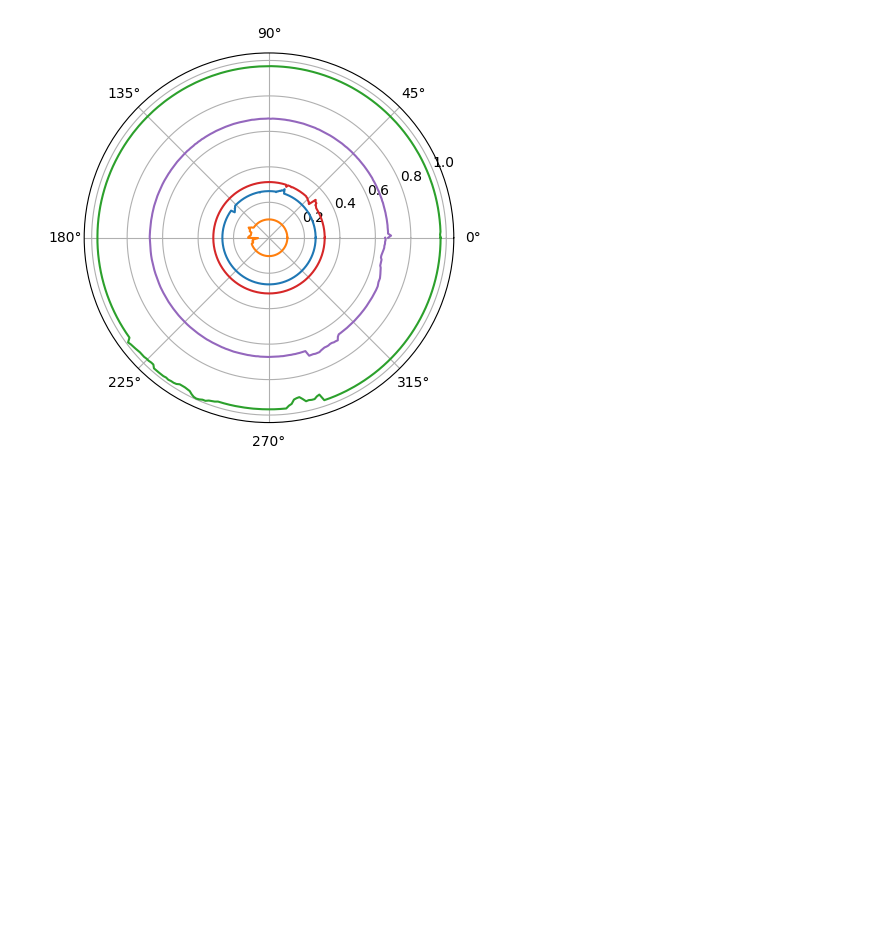
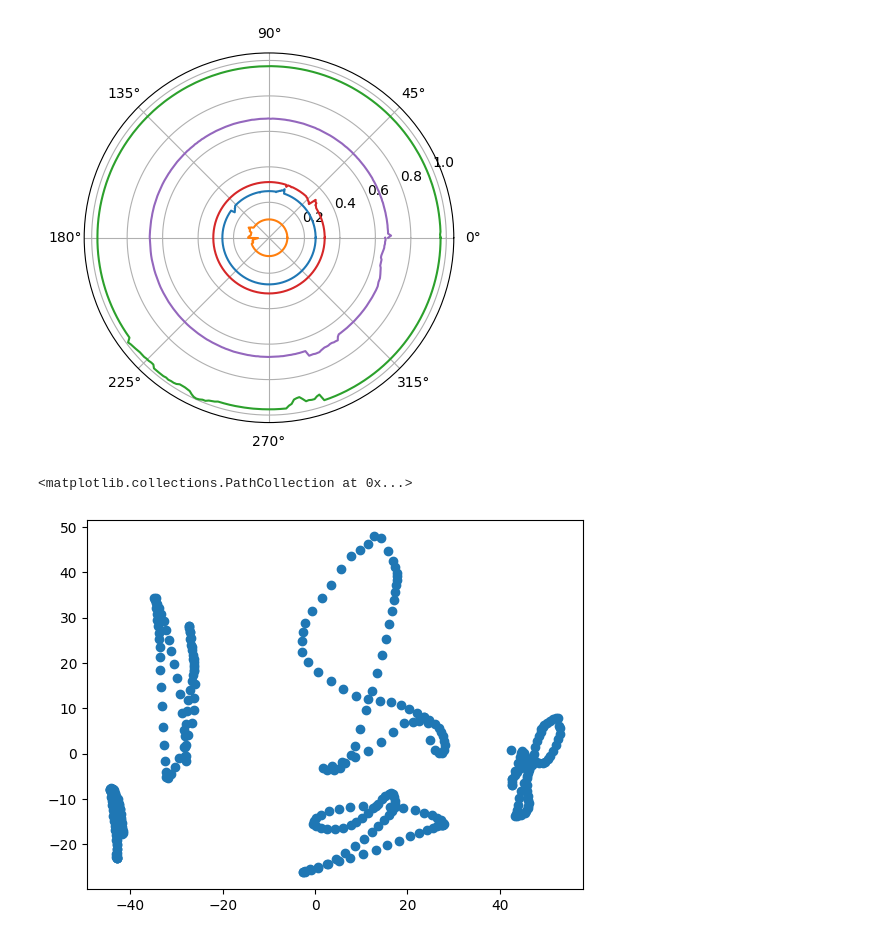
Before and after one commit to edoput/topological-data-analysis, a Jupyter notebook: circular coordinates.ipynb, the cells around one changed output. Saved outputs shown, nothing was run; the diff lists cells and outputs as text; code cells hidden in the pictures; blank space fills up the shorter version.

```diff
--- a/circular coordinates.ipynb
+++ b/circular coordinates.ipynb
@@ -679,3 +679,18 @@ for i in y:
     plt.polar(thetas, i)
 # %% [output]
 [figure]
+# %%
+%%space multiple-object
+from sklearn.decomposition import PCA
+
+pca = PCA(n_components = 2)
+all_frames = data.reshape(360, 416 * 448)
+pca.fit(all_frames)
+reduced_data = pca.transform(all_frames)
+# %%
+%%space multiple-object
+
+plt.scatter(reduced_data[:,0], reduced_data[:,1])
+# %% [output]
+<matplotlib.collections.PathCollection at 0x...>
+[figure, added]
```
Also changed, not shown: parts of 2 cells of this notebook.
